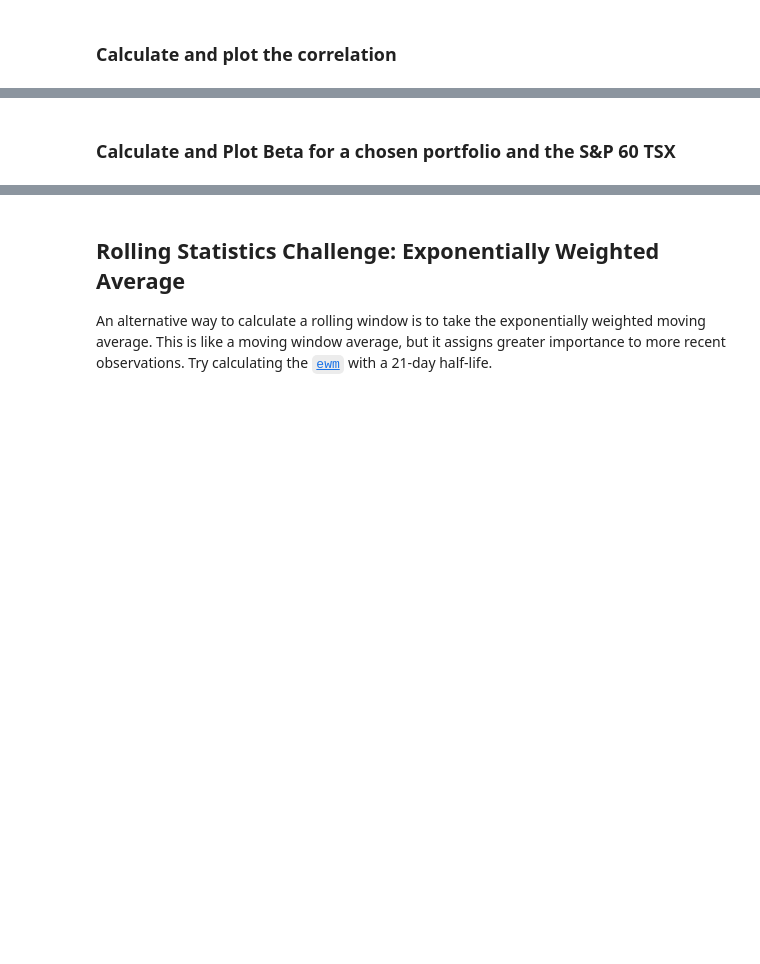
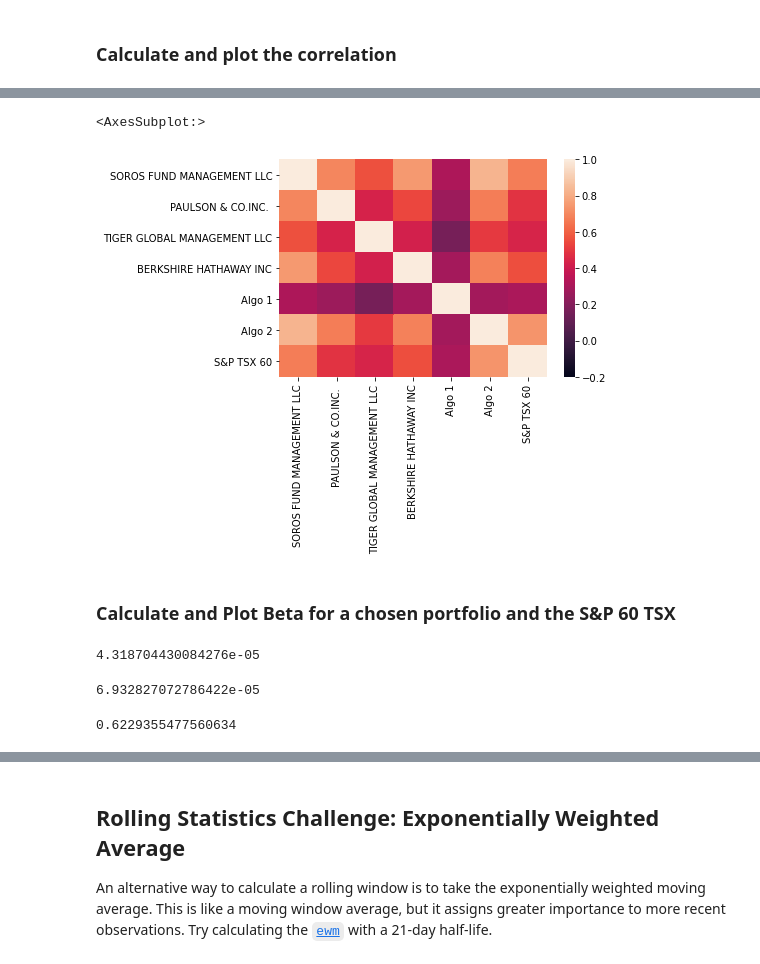
Before and after one commit to aylwarda/fintech-pandas-analysis, a Jupyter notebook: whale_analysis.ipynb, the cells around one changed output, grey strips where cells are left out. Cells and saved outputs as stored; diff of their text form; code cells hidden in the pictures; blank space fills up the shorter version.

```diff
--- a/whale_analysis.ipynb
+++ b/whale_analysis.ipynb
@@ -381,5 +407,8 @@ Risk changes over time. Analyze the rolling statistics for Risk and Beta.
 ### Calculate and plot the correlation
 # %%
 # Calculate the correlation
+all_ret_cor = all_returns.corr()
 
 # Display de correlation matrix
+# Display the matrix itself
+all_ret_cor
@@ -386,10 +424,27 @@ Risk changes over time. Analyze the rolling statistics for Risk and Beta.
+# %%
+# Now display a heatmap of the correlation
+# Bearkshire and Algo 2 pretty highly correlated with Soros
+sns.heatmap(all_ret_cor,vmin=-0.2,vmax=1)
+# %% [output]
+<AxesSubplot:>
+[figure, added]
 # %% [markdown]
 ### Calculate and Plot Beta for a chosen portfolio and the S&P 60 TSX
 # %%
 # Calculate covariance of a single portfolio
-
-# Calculate variance of S&P TSX
-
-# Computing beta
-
-# Plot beta trend
+algo_sp60_cov = all_returns["Algo 2"].cov(all_returns["S&P TSX 60"])
+algo_sp60_cov
+# %% [output]
+4.318704430084276e-05
+# %%
+# Calculate variance of S&P TSX
+algo_sp60_var = all_returns["Algo 2"].var()
+algo_sp60_var
+# %% [output]
+6.932827072786422e-05
+# %%
+# Computing beta
+algo_beta = algo_sp60_cov / algo_sp60_var
+algo_beta
+# %% [output]
+0.6229355477560634
```
Also changed, not shown: parts of 9 cells of this notebook.
